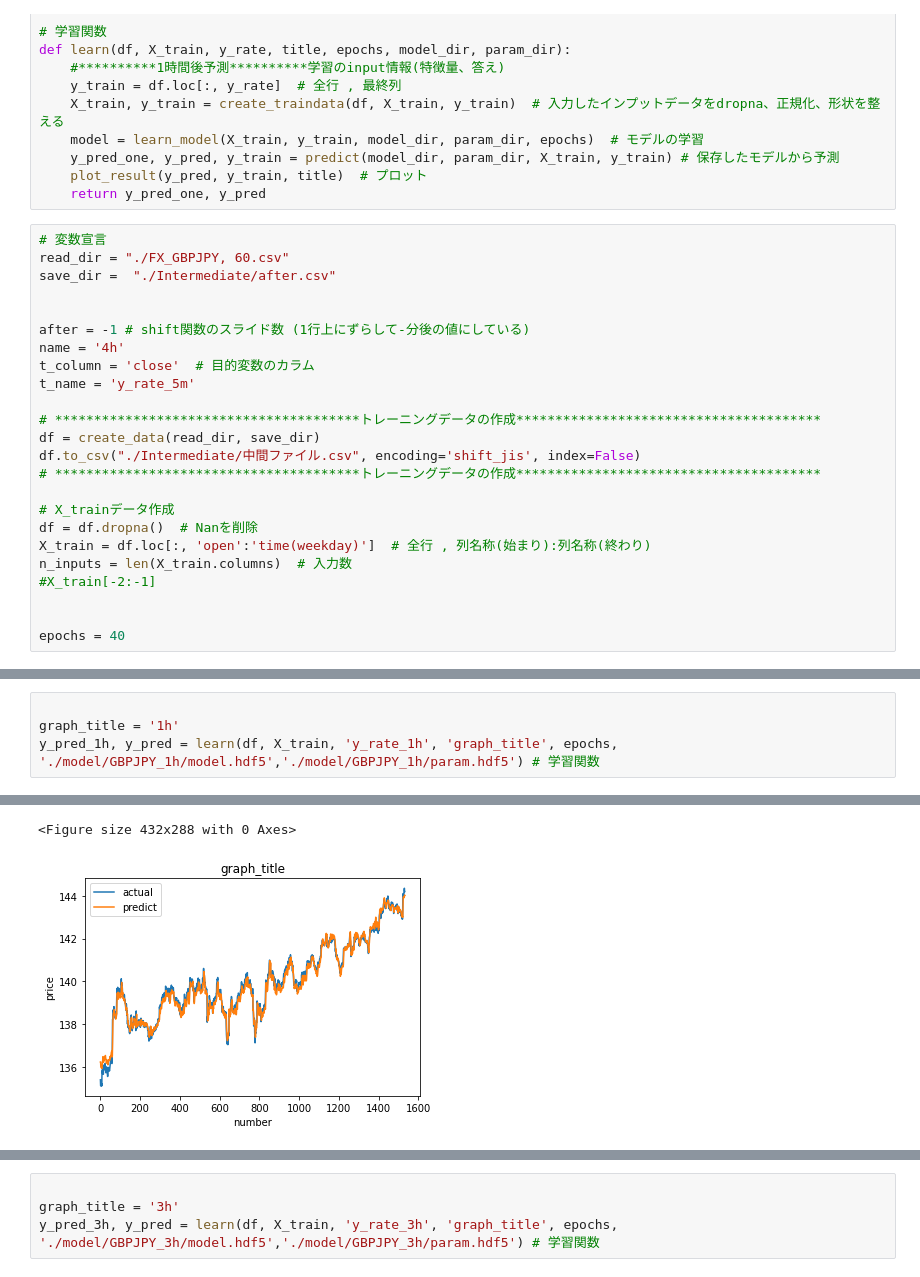
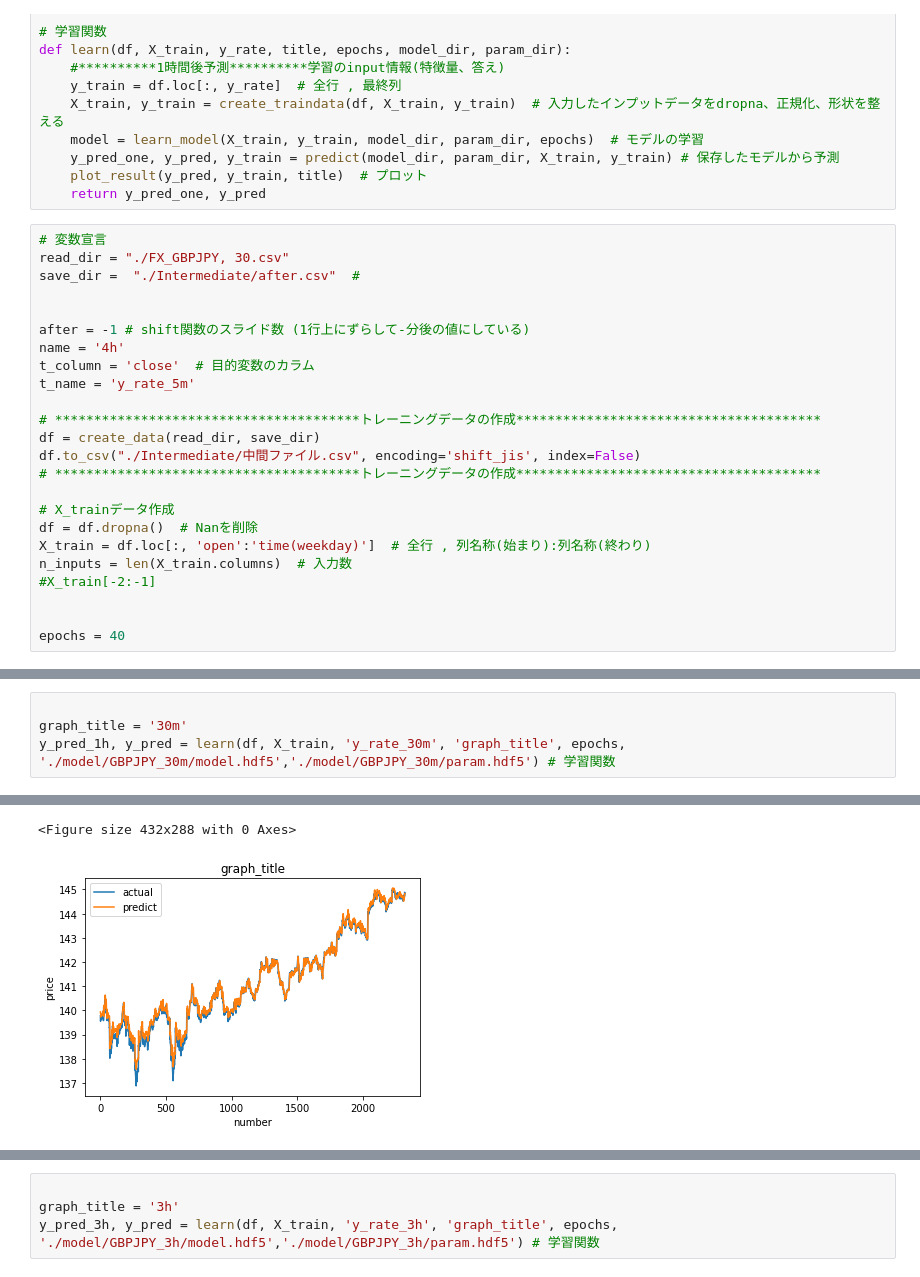
Before and after one commit to hnmwt/deep, a Jupyter notebook: FX/oanda/tradingview/モデルチューニング.ipynb, the cells around one changed output, grey strips where cells are left out. Cells and saved outputs as stored; diff of their text form.

```diff
--- a/FX/oanda/tradingview/モデルチューニング.ipynb
+++ b/FX/oanda/tradingview/モデルチューニング.ipynb
@@ -182,8 +182,8 @@ def learn(df, X_train, y_rate, title, epochs, model_dir, param_dir):
     return y_pred_one, y_pred
 # %%
 # 変数宣言
-read_dir = "./FX_GBPJPY, 60.csv"
-save_dir =  "./Intermediate/after.csv"
+read_dir = "./FX_GBPJPY, 30.csv"
+save_dir =  "./Intermediate/after.csv"  #
 
 
 after = -1 # shift関数のスライド数 (1行上にずらして-分後の値にしている)
@@ -224,7 +207,7 @@ def UNIX_RATE_conversion(df, time, name):
 # %%
 
-graph_title = '1h'
-y_pred_1h, y_pred = learn(df, X_train, 'y_rate_1h', 'graph_title', epochs, './model/GBPJPY_1h/model.hdf5','./model/GBPJPY_1h/param.hdf5') # 学習関数
+graph_title = '30m'
+y_pred_1h, y_pred = learn(df, X_train, 'y_rate_30m', 'graph_title', epochs, './model/GBPJPY_30m/model.hdf5','./model/GBPJPY_30m/param.hdf5') # 学習関数
 # %% [output]
 入力数: Index(['open', 'high', 'low', 'close', 'Developing Poc', 'Developing VA High',
        'Developing VA Low', 'Volume', 'Volume MA', 'RSI', 'Plot', 'Plot.1',
@@ -246,5 +229,5 @@ Epoch 00040: val_mae did not improve from 0.01502
 <Figure size 432x288 with 0 Axes>
-[figure, old version]
+[figure, new version]
 # %%
 
 graph_title = '2h'
```
Also changed, not shown: parts of 6 cells of this notebook, 17 other files.
